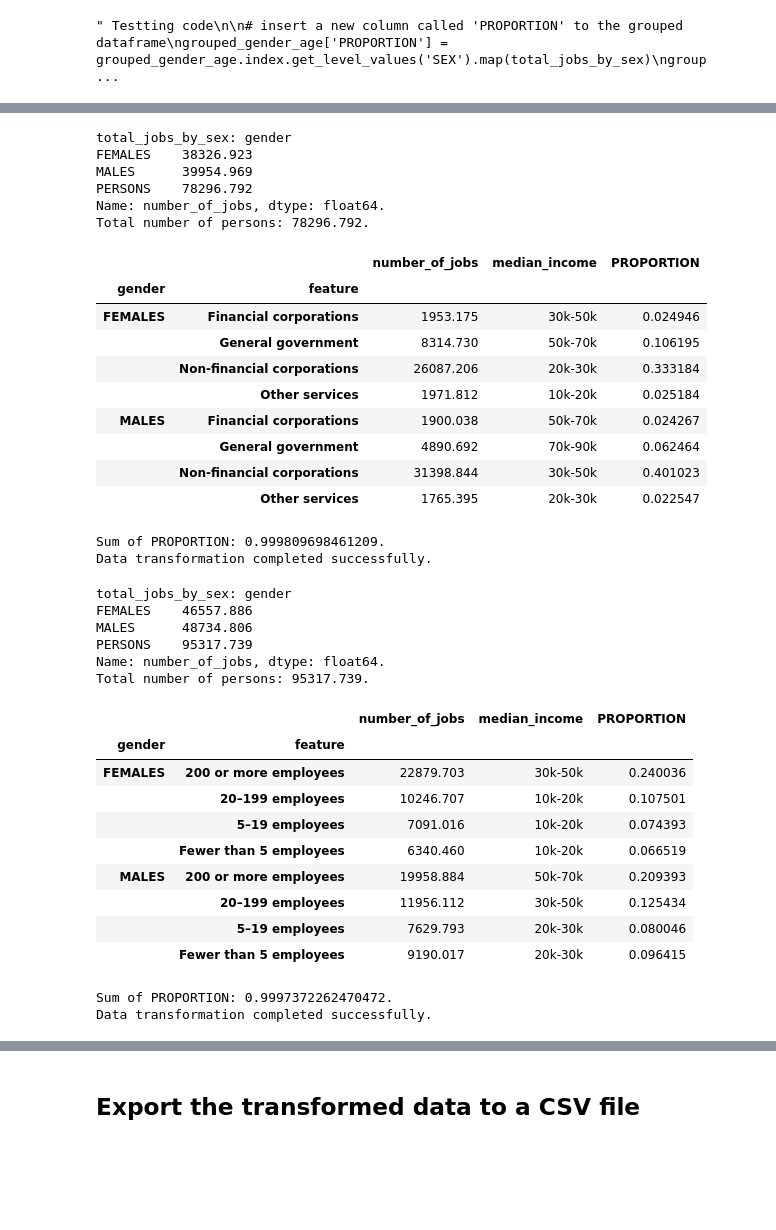
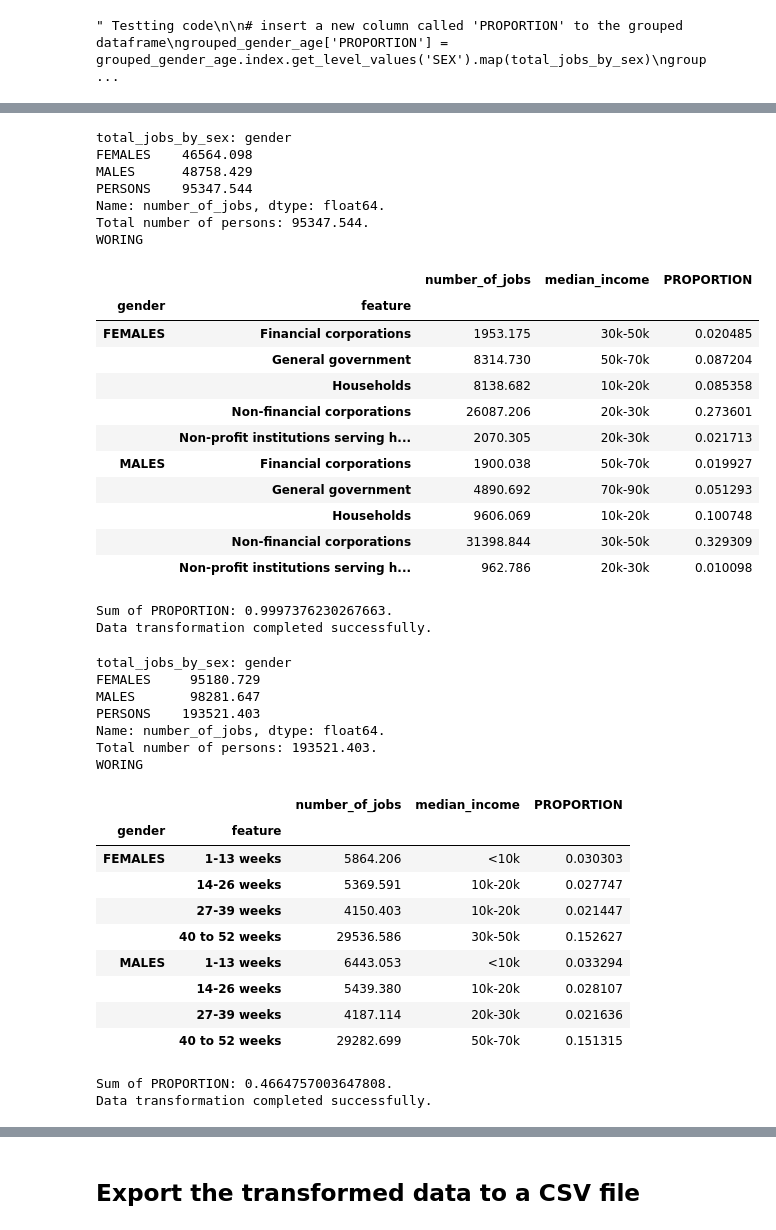
Before and after one commit to JOHNSON2746/DataScience_Project_Team_25, a Jupyter notebook: code/processor/data_transformation_v2.ipynb, the cells around one changed output, grey strips where cells are left out. Cells and saved outputs as stored; diff of their text form; code cells hidden in the pictures; blank space fills up the shorter version.

```diff
--- a/code/processor/data_transformation_v2.ipynb
+++ b/code/processor/data_transformation_v2.ipynb
@@ -109,15 +109,18 @@ def data_transformation(file_path: str, op_col1: str):
     # inser a new column called 'PROPORTION' to the grouped dataframe
     grouped_df['PROPORTION'] = grouped_df.index.get_level_values('gender').map(total_jobs_by_sex)
     grouped_df['PROPORTION'] = grouped_df['number_of_jobs'] / total_persons  # grouped_df['PROPORTION']
-    # filter out rows where 'gender' is 'PERSONS' or op_col1 is 'Industry' or 'Institutional sector'
+    # filter out rows where 'gender' is 'PERSONS' or op_col1 is 'Industry' or 'Institutional sector' or "Age group" or "Total"
     filter = (
         (grouped_df.index.get_level_values('gender') != 'PERSONS') &
         (grouped_df.index.get_level_values(op_col1) != 'Industry') &
         (grouped_df.index.get_level_values(op_col1) != 'Institutional sector') &
         (grouped_df.index.get_level_values(op_col1) != 'Type of legal organisation') &
-        (grouped_df.index.get_level_values(op_col1) != 'Employment size')
+        (grouped_df.index.get_level_values(op_col1) != 'Employment size') &
+        (grouped_df.index.get_level_values(op_col1) != 'Age group') &
+        (grouped_df.index.get_level_values(op_col1) != 'Total')
     )
     grouped_df = grouped_df[filter]
+    print("WORING")
 
     # divided the median_income column by 5
     if 'median_income' in grouped_df.columns:
@@ -237,44 +270,48 @@ Sum of PROPORTION: 0.9997419923267932.
 Data transformation completed successfully.
 # %%
-sector_gender_transformed = data_transformation('/Users/zigeliang/Desktop/25S2 DS Project/DS Projects Read Data/Institutional sector_gender.csv', 'feature')
+Institutional_sector_gender_transformed = data_transformation('/Users/zigeliang/Documents/GitHub/DataScience_Project_Team_25/data/pre_transform/Institutional sector_gender.csv', 'feature')
 # %% [output]
 total_jobs_by_sex: gender
-FEMALES    38326.923
-MALES      39954.969
-PERSONS    78296.792
+FEMALES    46564.098
+MALES      48758.429
+PERSONS    95347.544
 Name: number_of_jobs, dtype: float64.
-Total number of persons: 78296.792.
+Total number of persons: 95347.544.
+WORING
 |  |  | number_of_jobs | median_income | PROPORTION |
 | gender | feature |  |  |  |
-| FEMALES | Financial corporations | 1953.175 | 30k-50k | 0.024946 |
-|  | General government | 8314.730 | 50k-70k | 0.106195 |
-|  | Non-financial corporations | 26087.206 | 20k-30k | 0.333184 |
-|  | Other services | 1971.812 | 10k-20k | 0.025184 |
-| MALES | Financial corporations | 1900.038 | 50k-70k | 0.024267 |
-|  | General government | 4890.692 | 70k-90k | 0.062464 |
-|  | Non-financial corporations | 31398.844 | 30k-50k | 0.401023 |
-|  | Other services | 1765.395 | 20k-30k | 0.022547 |
+| FEMALES | Financial corporations | 1953.175 | 30k-50k | 0.020485 |
+|  | General government | 8314.730 | 50k-70k | 0.087204 |
+|  | Households | 8138.682 | 10k-20k | 0.085358 |
+|  | Non-financial corporations | 26087.206 | 20k-30k | 0.273601 |
+|  | Non-profit institutions serving h... | 2070.305 | 20k-30k | 0.021713 |
+| MALES | Financial corporations | 1900.038 | 50k-70k | 0.019927 |
+|  | General government | 4890.692 | 70k-90k | 0.051293 |
+|  | Households | 9606.069 | 10k-20k | 0.100748 |
+|  | Non-financial corporations | 31398.844 | 30k-50k | 0.329309 |
+|  | Non-profit institutions serving h... | 962.786 | 20k-30k | 0.010098 |
-Sum of PROPORTION: 0.999809698461209.
+Sum of PROPORTION: 0.9997376230267663.
 Data transformation completed successfully.
 # %%
-corp_size_transformed = data_transformation('/Users/zigeliang/Desktop/25S2 DS Project/DS Projects Read Data/Job duration_gender.csv', 'feature')
+job_duration_gender_transformed = data_transformation('/Users/zigeliang/Documents/GitHub/DataScience_Project_Team_25/data/pre_transform/Job duration_gender.csv', 'feature')
 # %% [output]
 total_jobs_by_sex: gender
-FEMALES    46557.886
-MALES      48734.806
-PERSONS    95317.739
+FEMALES     95180.729
+MALES       98281.647
+PERSONS    193521.403
 Name: number_of_jobs, dtype: float64.
-Total number of persons: 95317.739.
+Total number of persons: 193521.403.
+WORING
 |  |  | number_of_jobs | median_income | PROPORTION |
 | gender | feature |  |  |  |
-| FEMALES | 200 or more employees | 22879.703 | 30k-50k | 0.240036 |
-|  | 20–199 employees | 10246.707 | 10k-20k | 0.107501 |
-|  | 5–19 employees | 7091.016 | 10k-20k | 0.074393 |
-|  | Fewer than 5 employees | 6340.460 | 10k-20k | 0.066519 |
-| MALES | 200 or more employees | 19958.884 | 50k-70k | 0.209393 |
-|  | 20–199 employees | 11956.112 | 30k-50k | 0.125434 |
-|  | 5–19 employees | 7629.793 | 20k-30k | 0.080046 |
-|  | Fewer than 5 employees | 9190.017 | 20k-30k | 0.096415 |
+| FEMALES | 1-13 weeks | 5864.206 | <10k | 0.030303 |
+|  | 14-26 weeks | 5369.591 | 10k-20k | 0.027747 |
+|  | 27-39 weeks | 4150.403 | 10k-20k | 0.021447 |
+|  | 40 to 52 weeks | 29536.586 | 30k-50k | 0.152627 |
+| MALES | 1-13 weeks | 6443.053 | <10k | 0.033294 |
+|  | 14-26 weeks | 5439.380 | 10k-20k | 0.028107 |
+|  | 27-39 weeks | 4187.114 | 20k-30k | 0.021636 |
+|  | 40 to 52 weeks | 29282.699 | 50k-70k | 0.151315 |
-Sum of PROPORTION: 0.9997372262470472.
+Sum of PROPORTION: 0.4664757003647808.
 Data transformation completed successfully.
 # %%
```
Also changed, not shown: parts of 11 cells of this notebook, 4 other files.
